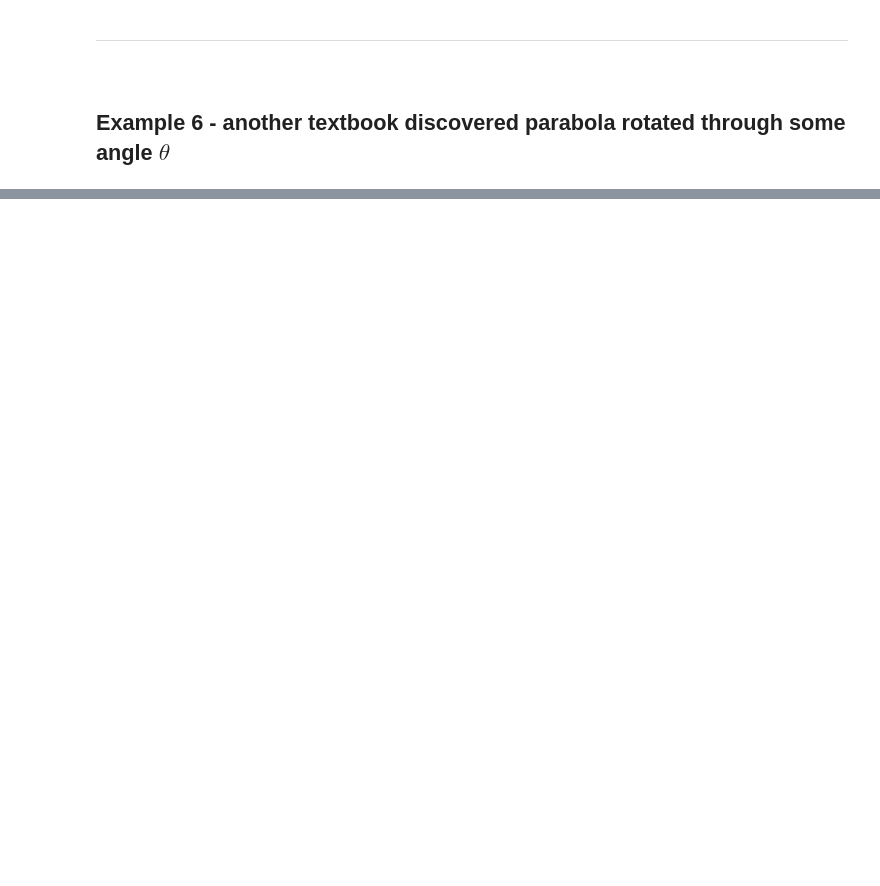
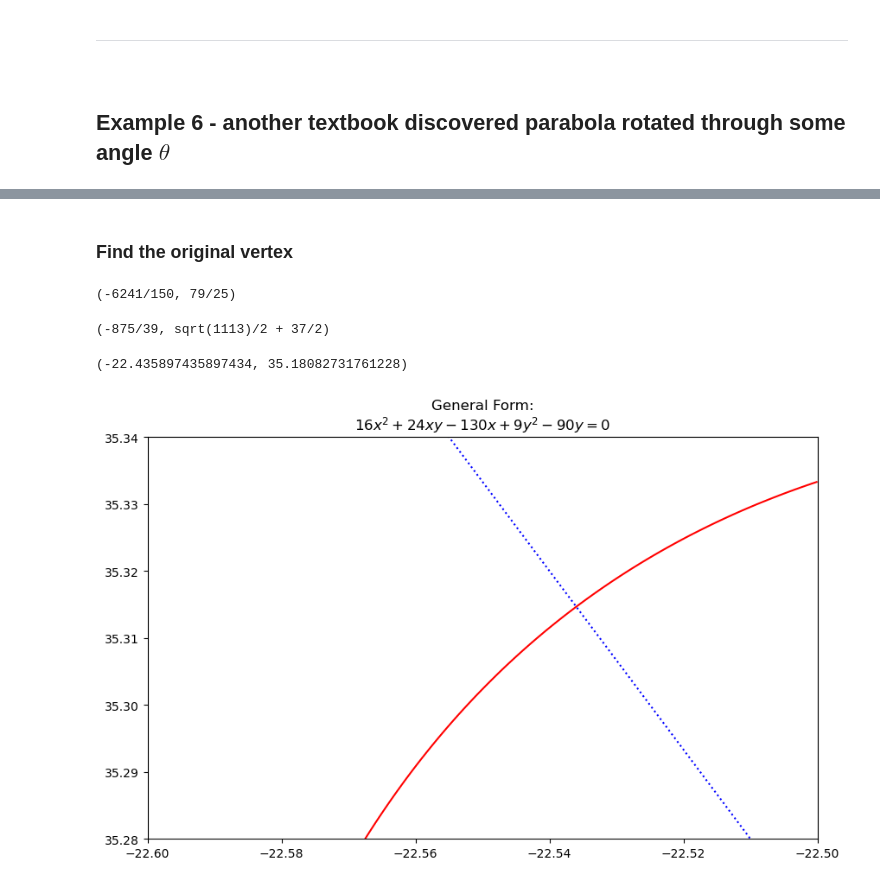
Before and after one commit to pineapple-bois/conic, a Jupyter notebook: Notebooks/Parabolas.ipynb, the cells around one changed output, grey strips where cells are left out. Drawn from its saved outputs; the diff is of its cells as text; code cells hidden in the pictures; blank space fills up the shorter version.

```diff
--- a/Notebooks/Parabolas.ipynb
+++ b/Notebooks/Parabolas.ipynb
@@ -688,0 +656,24 @@ Axis of symmetry: 200.0*x + 150.0*y - 790.0
+# %% [markdown]
+### Find the original vertex
+# %%
+# Vertex of rotated parabola
+rot7.vertex
+# %% [output]
+(-6241/150, 79/25)
+# %%
+# Default to rational
+rot7.get_original_vertex()
+# %% [output]
+(-875/39, sqrt(1113)/2 + 37/2)
+# %%
+rot7.get_original_vertex(to_float=True)
+# %% [output]
+(-22.435897435897434, 35.18082731761228)
+# %%
+# How close does the vertex LOOK...
+
+r7 = "16*x^2 + 24*x*y + 9*y^2 -130*x - 90*y"
+rot7 = Conic.create(r7)
+rot7.plot_parabola(x_range=(-22.6, -22.5), y_range=(35.28, 35.34))
+# %% [output]
+[figure, added]
```
Also changed, not shown: parts of 37 cells of this notebook.
